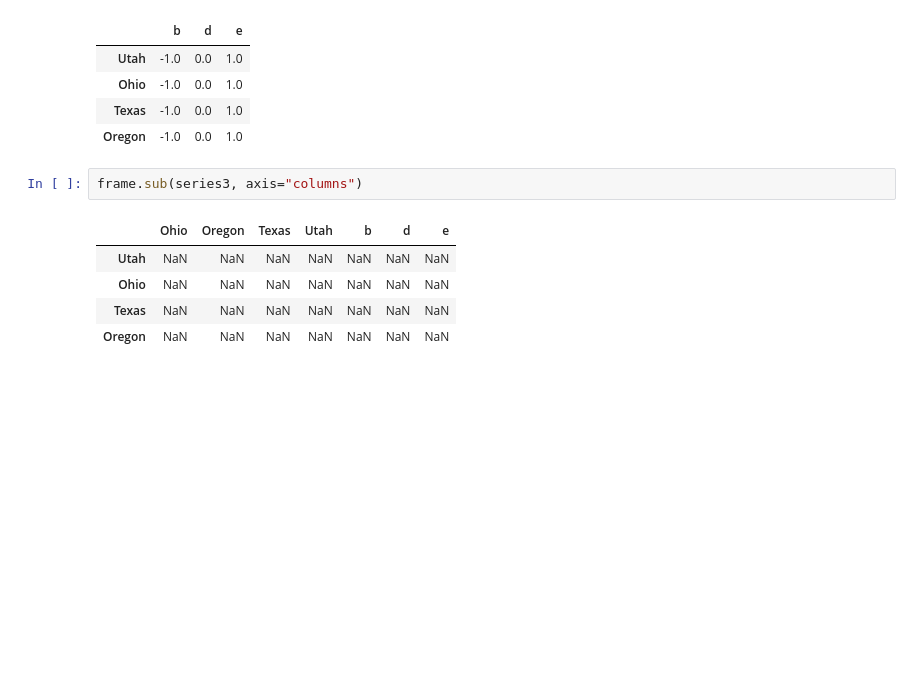
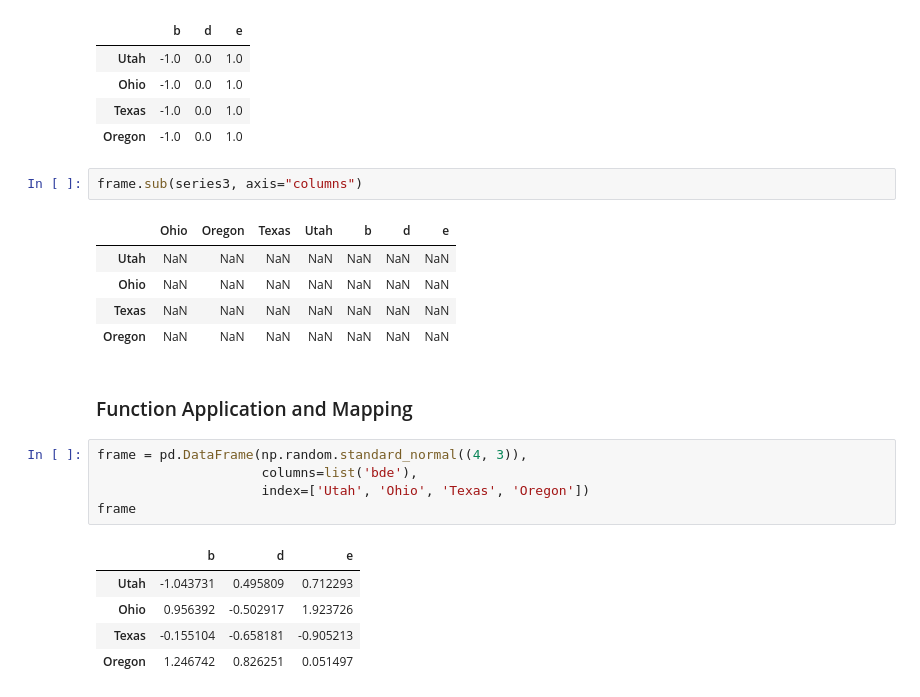
Before and after one commit to MottuqeBrid/learn-DA, a Jupyter notebook: 4 pandas.ipynb, the cells around one changed output. Cells and saved outputs as stored; diff of their text form; blank space fills up the shorter version.

```diff
--- a/4 pandas.ipynb
+++ b/4 pandas.ipynb
@@ -766,3 +764,16 @@ frame.sub(series3, axis="columns")
 | Ohio | NaN | NaN | NaN | NaN | NaN | NaN | NaN |
 | Texas | NaN | NaN | NaN | NaN | NaN | NaN | NaN |
 | Oregon | NaN | NaN | NaN | NaN | NaN | NaN | NaN |
+# %% [markdown]
+### Function Application and Mapping
+# %%
+frame = pd.DataFrame(np.random.standard_normal((4, 3)),
+                     columns=list('bde'),
+                     index=['Utah', 'Ohio', 'Texas', 'Oregon'])
+frame
+# %% [output]
+|  | b | d | e |
+| Utah | -1.043731 | 0.495809 | 0.712293 |
+| Ohio | 0.956392 | -0.502917 | 1.923726 |
+| Texas | -0.155104 | -0.658181 | -0.905213 |
+| Oregon | 1.246742 | 0.826251 | 0.051497 |
```
Also changed, not shown: parts of 11 cells of this notebook.
